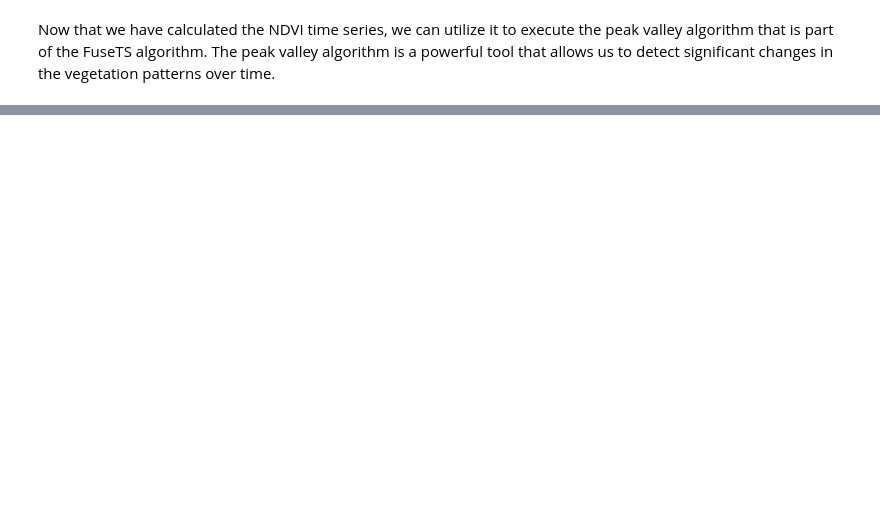
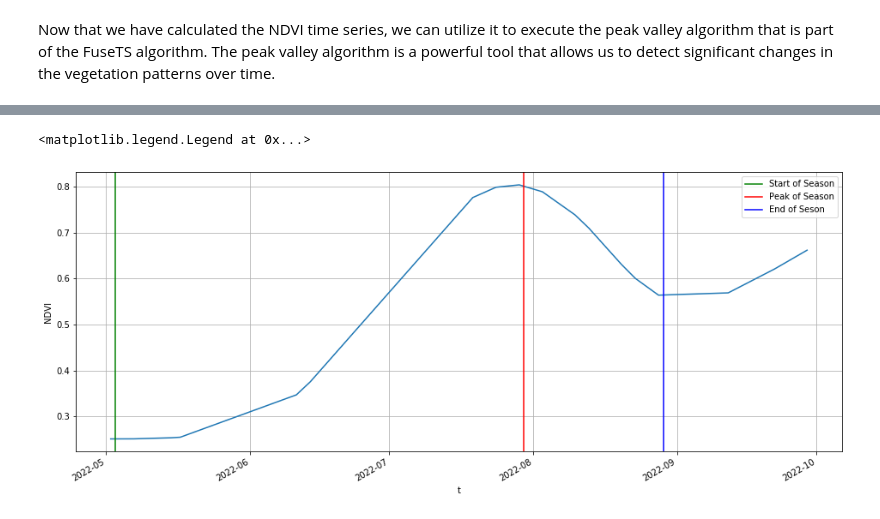
Before and after one commit to Open-EO/FuseTS, a Jupyter notebook: notebooks/Local/AI4FOOD - Phenology.ipynb, the cells around one changed output, grey strips where cells are left out. Cells and saved outputs as stored; diff of their text form; code cells hidden in the pictures; blank space fills up the shorter version.

Commit message:
feat(notebook): updated phenology notebook with whittaker

```diff
--- a/notebooks/Local/AI4FOOD - Phenology.ipynb
+++ b/notebooks/Local/AI4FOOD - Phenology.ipynb
@@ -96,0 +91,3 @@ phenology_result = phenology(ndvi)
+# %%
+ndvi_smoothed = whittaker(ndvi, smoothing_lambda=5000)
+phenology_result = phenology(ndvi_smoothed)
@@ -97,9 +112,9 @@ phenology_result = phenology(ndvi)
 # %%
-average_ndvi = ndvi.mean(dim=['x', 'y'])
+average_ndvi = ndvi_smoothed.median(dim=['x', 'y'])
 
-sos = phenology_result.sos_times.mean(dim=['x', 'y']).values.take(0)
-pos = phenology_result.pos_times.mean(dim=['x', 'y']).values.take(0)
-eos = phenology_result.eos_times.mean(dim=['x', 'y']).values.take(0)
+sos = phenology_result.sos_times.median(dim=['x', 'y']).values.take(0)
+pos = phenology_result.pos_times.median(dim=['x', 'y']).values.take(0)
+eos = phenology_result.eos_times.median(dim=['x', 'y']).values.take(0)
 
 sos_date = datetime.datetime(year, 1, 1) + datetime.timedelta(days=sos)
 pos_date = datetime.datetime(year, 1, 1) + datetime.timedelta(days=pos)
@@ -107,9 +122,12 @@ eos_date = datetime.datetime(year, 1, 1) + datetime.timedelta(days=eos)
 # %%
 plt.figure(figsize= (16,6))
 average_ndvi.plot()
 plt.ylabel ('NDVI')
-plt.axvline(x = sos_date, color = 'g', label = 'axvline - full height')
-plt.axvline(x = pos_date, color = 'r', label = 'axvline - full height')
-plt.axvline(x = eos_date, color = 'g', label = 'axvline - full height')
+plt.axvline(x = sos_date, color = 'g', label = 'Start of Season')
+plt.axvline(x = pos_date, color = 'r', label = 'Peak of Season')
+plt.axvline(x = eos_date, color = 'b', label = 'End of Seson')
 plt.grid(True)
 plt.legend()
+# %% [output]
+<matplotlib.legend.Legend at 0x...>
+[figure, added]
```
Also changed, not shown: parts of 5 cells of this notebook.
